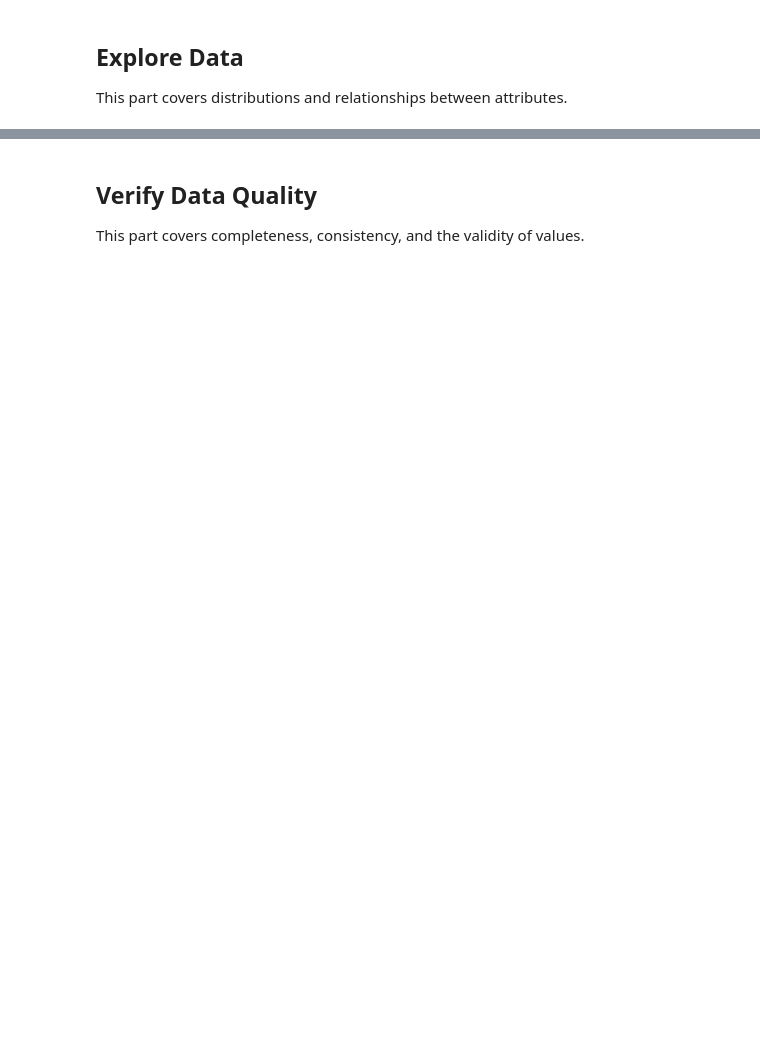
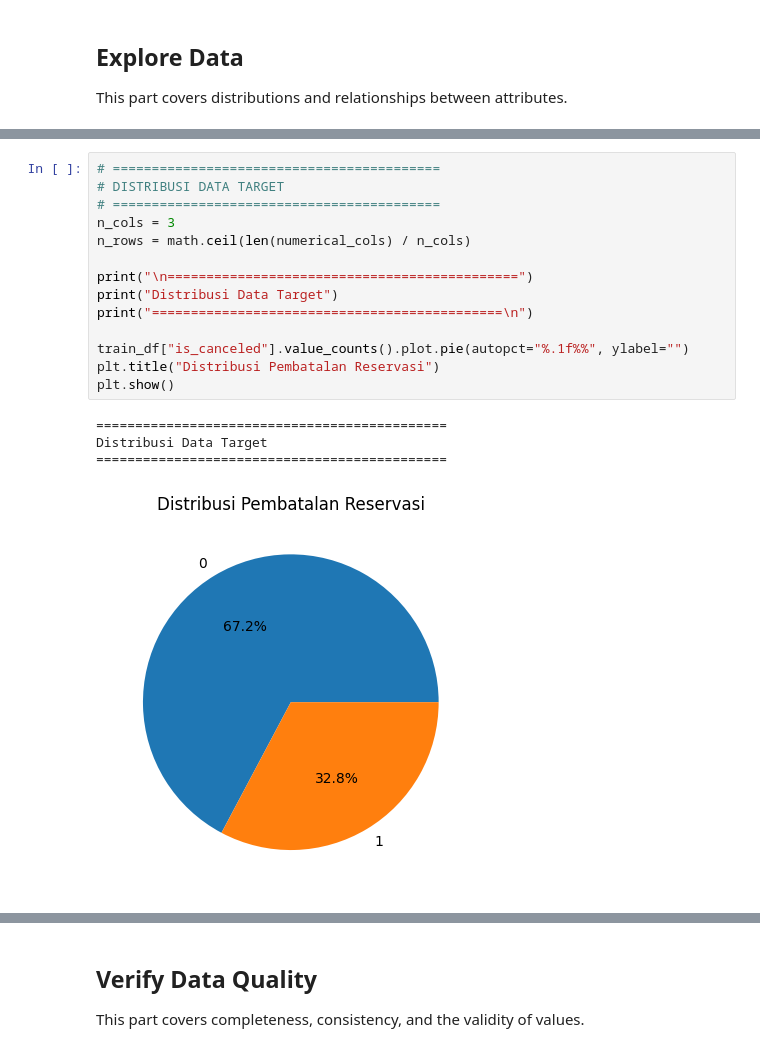
Before and after one commit to rhenprojects/IF3170_G12_YuzukiAkatsukiMilikKita, a Jupyter notebook: src/Notebook_IF3170_G12_YuzukiAkatsukiMilikKita.ipynb, the cells around one changed output, grey strips where cells are left out. Drawn from its saved outputs; the diff is of its cells as text; blank space fills up the shorter version.

```diff
--- a/src/Notebook_IF3170_G12_YuzukiAkatsukiMilikKita.ipynb
+++ b/src/Notebook_IF3170_G12_YuzukiAkatsukiMilikKita.ipynb
@@ -444,0 +268,19 @@ Distribusi Data Numerik
+# %%
+# ==========================================
+# DISTRIBUSI DATA TARGET
+# ==========================================
+n_cols = 3
+n_rows = math.ceil(len(numerical_cols) / n_cols)
+
+print("\n=============================================")
+print("Distribusi Data Target")
+print("=============================================\n")
+
+train_df["is_canceled"].value_counts().plot.pie(autopct="%.1f%%", ylabel="")
+plt.title("Distribusi Pembatalan Reservasi")
+plt.show()
+# %% [output]
+=============================================
+Distribusi Data Target
+=============================================
+[figure, added]
```
Also changed, not shown: parts of 40 cells of this notebook.
